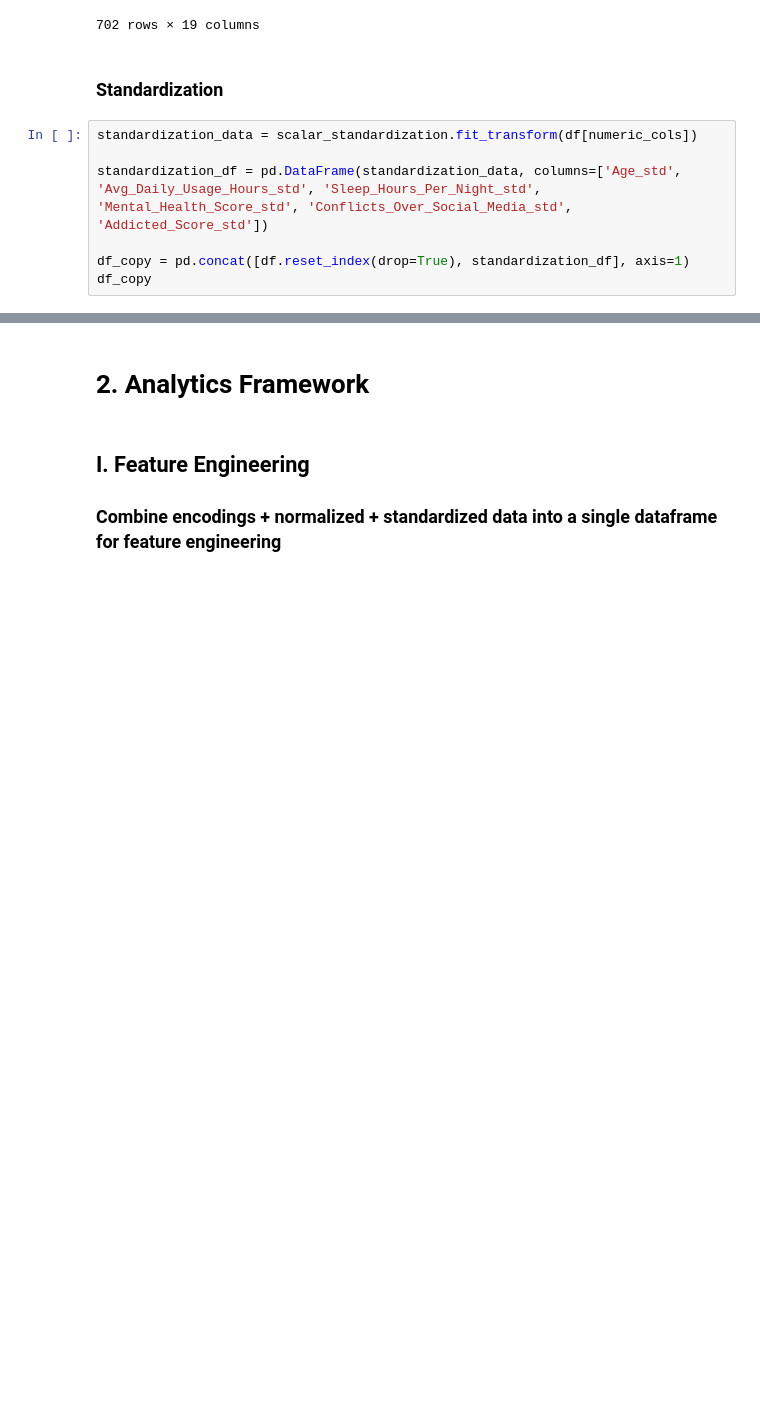
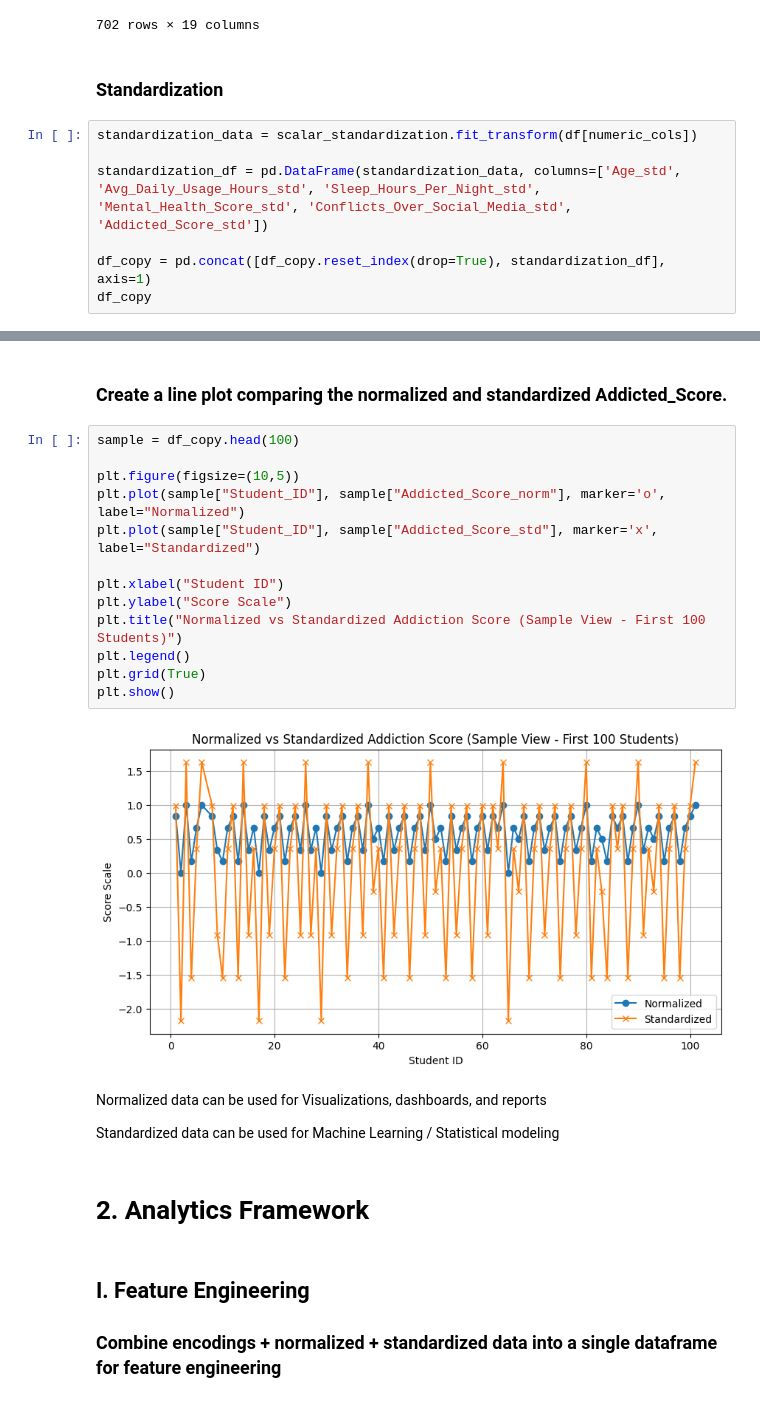
Before and after one commit to pasindu-piyumal/Student_Social_Media_Addiction, a Jupyter notebook: predict_student_social_media_addiction.ipynb, the cells around one changed output, grey strips where cells are left out. Cells and saved outputs as stored; diff of their text form; blank space fills up the shorter version.

Commit message:
compare normalized and standardized data

```diff
--- a/predict_student_social_media_addiction.ipynb
+++ b/predict_student_social_media_addiction.ipynb
@@ -294,7 +294,7 @@ standardization_data = scalar_standardization.fit_transform(df[numeric_cols])
 
 standardization_df = pd.DataFrame(standardization_data, columns=['Age_std', 'Avg_Daily_Usage_Hours_std', 'Sleep_Hours_Per_Night_std', 'Mental_Health_Score_std', 'Conflicts_Over_Social_Media_std', 'Addicted_Score_std'])
 
-df_copy = pd.concat([df.reset_index(drop=True), standardization_df], axis=1)
+df_copy = pd.concat([df_copy.reset_index(drop=True), standardization_df], axis=1)
 df_copy
 # %% [output]
 |  | Student_ID | Age | Gender | Academic_Level | Country | Avg_Daily_Usage_Hours | Most_Used_Platform | ... |
@@ -313,3 +313,24 @@ df_copy
+# %% [markdown]
+### Create a line plot comparing the normalized and standardized Addicted_Score.
+# %%
+sample = df_copy.head(100)
+
+plt.figure(figsize=(10,5))
+plt.plot(sample["Student_ID"], sample["Addicted_Score_norm"], marker='o', label="Normalized")
+plt.plot(sample["Student_ID"], sample["Addicted_Score_std"], marker='x', label="Standardized")
+
+plt.xlabel("Student ID")
+plt.ylabel("Score Scale")
+plt.title("Normalized vs Standardized Addiction Score (Sample View - First 100 Students)")
+plt.legend()
+plt.grid(True)
+plt.show()
+# %% [output]
+[figure, added]
+# %% [markdown]
+Normalized data can be used for Visualizations, dashboards, and reports
+
+Standardized data can be used for Machine Learning / Statistical modeling
 # %% [markdown]
 # 2. Analytics Framework
 # %% [markdown]
```
Also changed, not shown: parts of 9 cells of this notebook.
